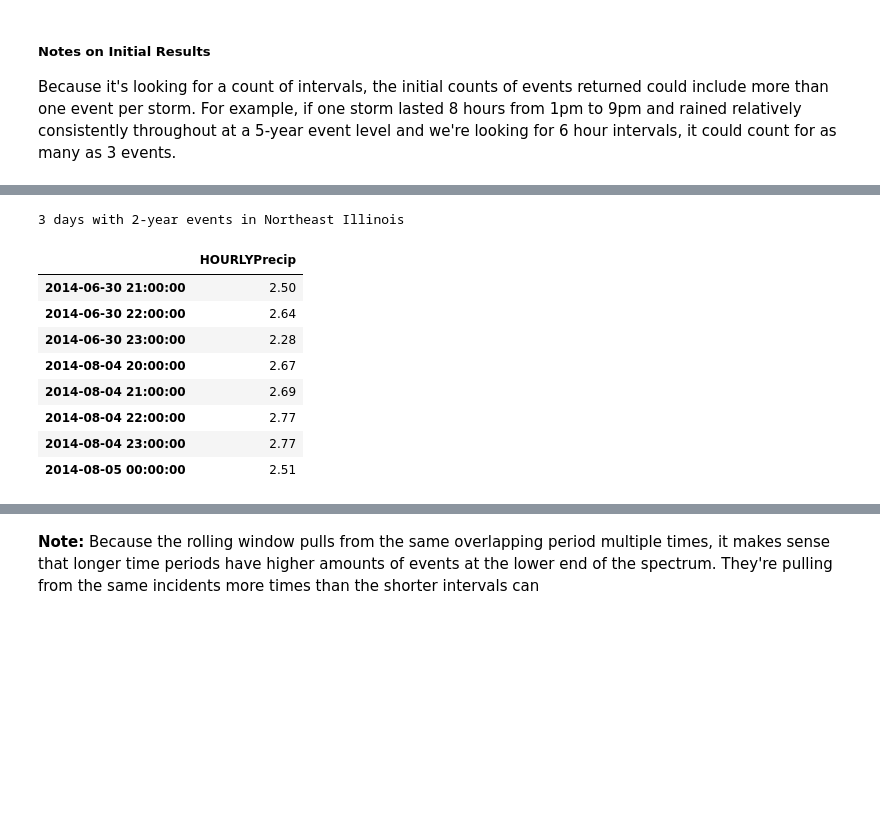
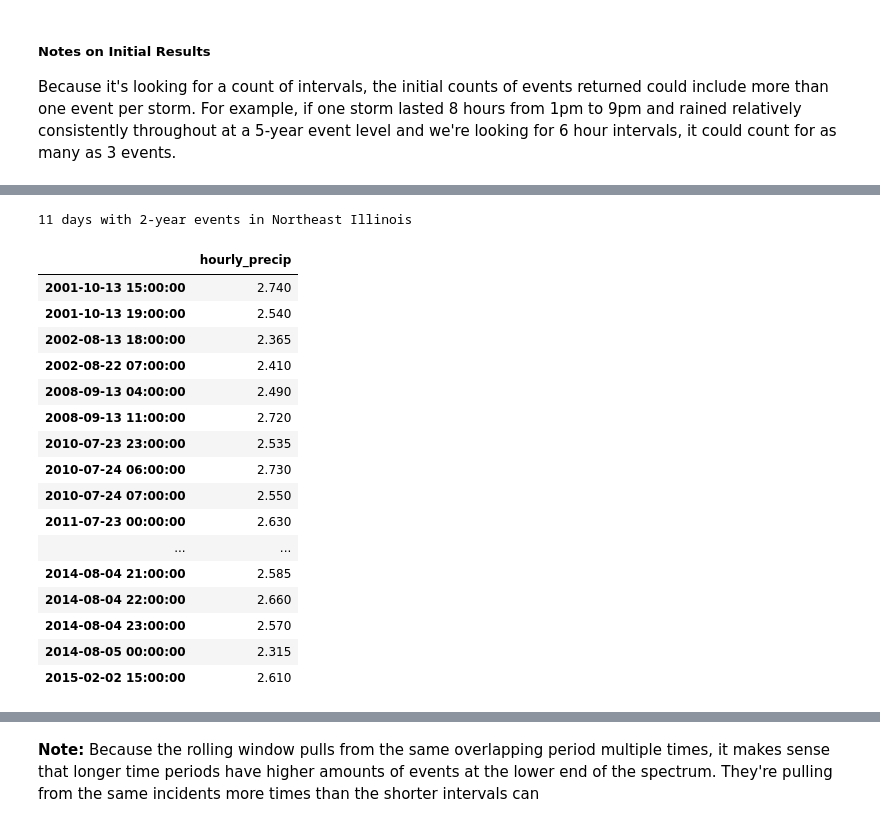
Before and after one commit to NORCatUofC/rain, a Jupyter notebook: n-year/notebooks/Rolling Rain N-Year Threshold.ipynb, the cells around one changed output, grey strips where cells are left out. Saved outputs shown, nothing was run; the diff lists cells and outputs as text; code cells hidden in the pictures; blank space fills up the shorter version.

```diff
--- a/n-year/notebooks/Rolling Rain N-Year Threshold.ipynb
+++ b/n-year/notebooks/Rolling Rain N-Year Threshold.ipynb
@@ -9,9 +9,9 @@ import seaborn as sns
 # %%
 # Loading in hourly rain data from CSV, parsing the timestamp, and adding it as an index so it's more useful
 
-rain_df = pd.read_csv('data/chicago_rain_hourly.csv')
-rain_df['DateTime'] = pd.to_datetime(rain_df['DateTime'])
-rain_df = rain_df.set_index(pd.DatetimeIndex(rain_df['DateTime']))
+rain_df = pd.read_csv('data/ohare_hourly_observations.csv')
+rain_df['datetime'] = pd.to_datetime(rain_df['datetime'])
+rain_df = rain_df.set_index(pd.DatetimeIndex(rain_df['datetime']))
 print(rain_df.dtypes)
 rain_df.head()
 # %% [output]
@@ -33,7 +44,7 @@ dtype: object
 # every 15 minutes) is the total precipitation since the hour began
 # Description: http://www1.ncdc.noaa.gov/pub/data/cdo/documentation/LCD_documentation.pdf
 
-chi_rain_series = rain_df['HOURLYPrecip'].resample('1H').max()
+chi_rain_series = rain_df['hourly_precip'].resample('1H').max()
 print(chi_rain_series.count())
 chi_rain_series.head()
 # %% [output]
@@ -116,19 +139,27 @@ roll_6_1yr
 # %%
 # Many of these are from the same days, but over slightly different intervals as mentioned before
-roll_6_2yr = roll_6[(roll_6['HOURLYPrecip'] >= 2.28) & (roll_6['HOURLYPrecip'] < 2.85)]
+roll_6_2yr = roll_6[(roll_6['hourly_precip'] >= 2.28) & (roll_6['hourly_precip'] < 2.85)]
 print('{} days with 2-year events in Northeast Illinois'.format(len(roll_6_2yr.groupby(roll_6_2yr.index.date))))
 roll_6_2yr
 # %% [output]
-3 days with 2-year events in Northeast Illinois
+11 days with 2-year events in Northeast Illinois
-|  | HOURLYPrecip |
-| 2014-06-30 21:00:00 | 2.50 |
-| 2014-06-30 22:00:00 | 2.64 |
-| 2014-06-30 23:00:00 | 2.28 |
-| 2014-08-04 20:00:00 | 2.67 |
-| 2014-08-04 21:00:00 | 2.69 |
-| 2014-08-04 22:00:00 | 2.77 |
-| 2014-08-04 23:00:00 | 2.77 |
-| 2014-08-05 00:00:00 | 2.51 |
+|  | hourly_precip |
+| 2001-10-13 15:00:00 | 2.740 |
+| 2001-10-13 19:00:00 | 2.540 |
+| 2002-08-13 18:00:00 | 2.365 |
+| 2002-08-22 07:00:00 | 2.410 |
+| 2008-09-13 04:00:00 | 2.490 |
+| 2008-09-13 11:00:00 | 2.720 |
+| 2010-07-23 23:00:00 | 2.535 |
+| 2010-07-24 06:00:00 | 2.730 |
+| 2010-07-24 07:00:00 | 2.550 |
+| 2011-07-23 00:00:00 | 2.630 |
+| ... | ... |
+| 2014-08-04 21:00:00 | 2.585 |
+| 2014-08-04 22:00:00 | 2.660 |
+| 2014-08-04 23:00:00 | 2.570 |
+| 2014-08-05 00:00:00 | 2.315 |
+| 2015-02-02 15:00:00 | 2.610 |
 # %%
 # Helper function taking the series, window, and list of cutoffs to make this quicker, returns the subset
 def rolling_results(rain_series, window, rain_cutoffs):
```
Also changed, not shown: parts of 12 cells of this notebook.
